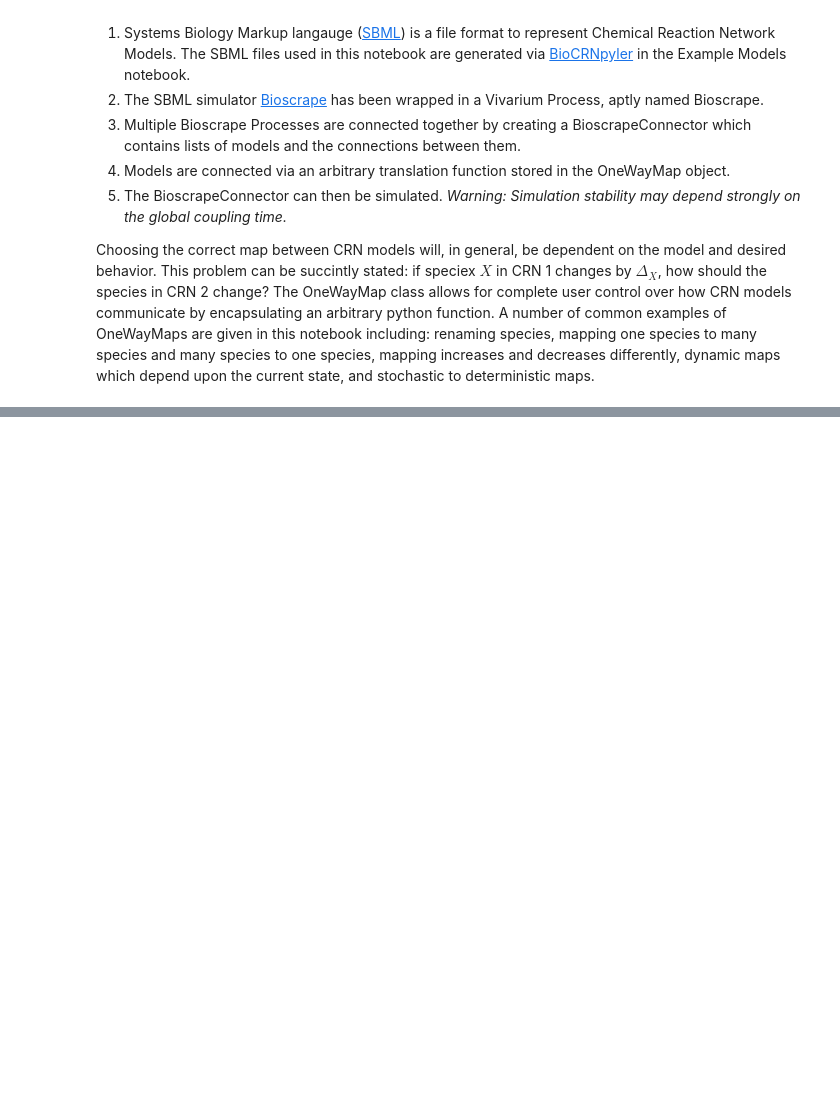
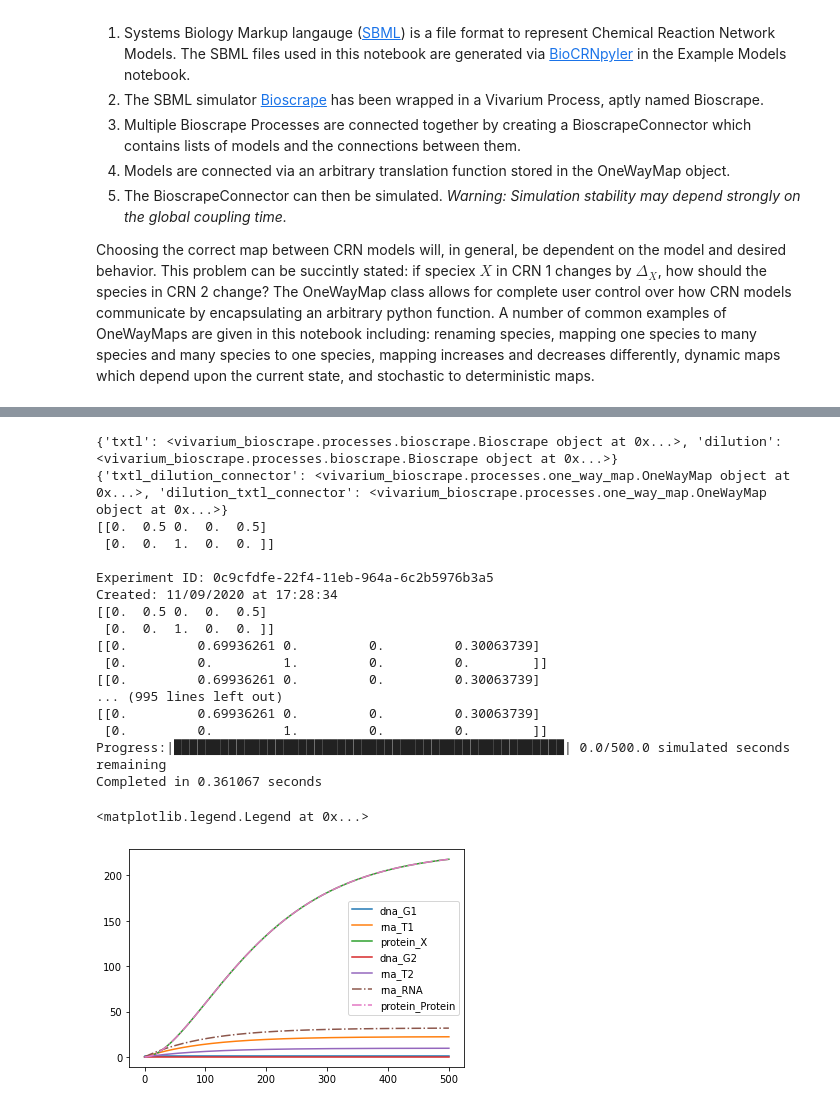
Before and after one commit to vivarium-collective/vivarium-bioscrape, a Jupyter notebook: Notebooks/BioscrapeConnector and OneWayMaps.ipynb, the cells around one changed output, grey strips where cells are left out. Cells and saved outputs as stored; diff of their text form; code cells hidden in the pictures; blank space fills up the shorter version.

Commit message:
Many Mappings Created with examples and tests

```diff
--- a/Notebooks/BioscrapeConnector and OneWayMaps.ipynb
+++ b/Notebooks/BioscrapeConnector and OneWayMaps.ipynb
@@ -39,0 +127,76 @@ ModuleNotFoundError: No module named 'vivarium_bioscrape.library'
+# %%
+from vivarium_bioscrape.library.mappings import one_to_many_map, many_to_one_map
+
+#Create Bioscrape Processes
+#Model 1: is a simple transcription translation model
+bsp1 = Bioscrape(parameters = {
+    'sbml_file':'model1b.xml'
+    })
+
+#Model 4 adds degredation by dilution to proteins and RNAs
+bsp2 = Bioscrape(parameters = {
+    'sbml_file':'model4.xml'
+    })
+
+#Create the map_function using one_to_one_map
+#rna_T1 + rna_T2 --> rna_RNA
+#protein_X1 + protein_X2 --> protein_Protein
+#the many_to_one_map takes the two processes and a dictionary {one_species:[list of many species]}
+map_func_12 = many_to_one_map(bsp1, bsp2, {"rna_RNA":["rna_T1", "rna_T2"],
+                               "protein_Protein":['protein_X']})
+
+#Create the reverse map_function
+#rna_RNA --> rna_T1 + rna_T2
+#protein_Protein --> protein_X1 + protein_X2
+#These species are added proportionally to their concentrations, or evenly if the concentrations are
+map_func_21 = one_to_many_map(bsp2, bsp1,  {"rna_RNA":["rna_T1", "rna_T2"],
+                               "protein_Protein":['protein_X']})
+
+#create a BioscrapeConnector called composite
+composite = BioscrapeConnector()
+
+#Add models to the composite
+composite.add_model(name = "txtl", bioscrape_process = bsp1)
+composite.add_model(name = "dilution", bioscrape_process = bsp2)
+
+print(composite.models)
+#Add connections to the composite
+composite.add_connection(source = "txtl", target = "dilution", map_function = map_func_12)
+composite.add_connection(source = "dilution", target = "txtl", map_function = map_func_21)
+print(composite.connections)
+
+#Get the initial state
+initial_state = composite.initial_state({})
+
+#Run a simulation
+sim_settings = {
+        'total_time': 500,
+        'initial_state': initial_state}
+output = simulate_compartment_in_experiment(composite, sim_settings)
+
+#Plot results
+for s in output['txtl_species']:
+    plt.plot(output['time'], output['txtl_species'][s], label = s)
+for s in output['dilution_species']:
+    plt.plot(output['time'], output['dilution_species'][s], "-.", label = s)
+plt.legend()
+# %% [output]
+{'txtl': <vivarium_bioscrape.processes.bioscrape.Bioscrape object at 0x...>, 'dilution': <vivarium_bioscrape.processes.bioscrape.Bioscrape object at 0x...>}
+{'txtl_dilution_connector': <vivarium_bioscrape.processes.one_way_map.OneWayMap object at 0x...>, 'dilution_txtl_connector': <vivarium_bioscrape.processes.one_way_map.OneWayMap object at 0x...>}
+[[0.  0.5 0.  0.  0.5]
+ [0.  0.  1.  0.  0. ]]
+
+Experiment ID: 0c9cfdfe-22f4-11eb-964a-6c2b5976b3a5
+Created: 11/09/2020 at 17:28:34
+[[0.  0.5 0.  0.  0.5]
+ [0.  0.  1.  0.  0. ]]
+[[0.         0.69936261 0.         0.         0.30063739]
+ [0.         0.         1.         0.         0.        ]]
+[[0.         0.69936261 0.         0.         0.30063739]
+... (995 lines left out)
+[[0.         0.69936261 0.         0.         0.30063739]
+ [0.         0.         1.         0.         0.        ]]
+Progress:|██████████████████████████████████████████████████| 0.0/500.0 simulated seconds remaining
+Completed in 0.361067 seconds
+<matplotlib.legend.Legend at 0x...>
+[figure, added]
```
Also changed, not shown: parts of 6 cells of this notebook, 13 other files.
